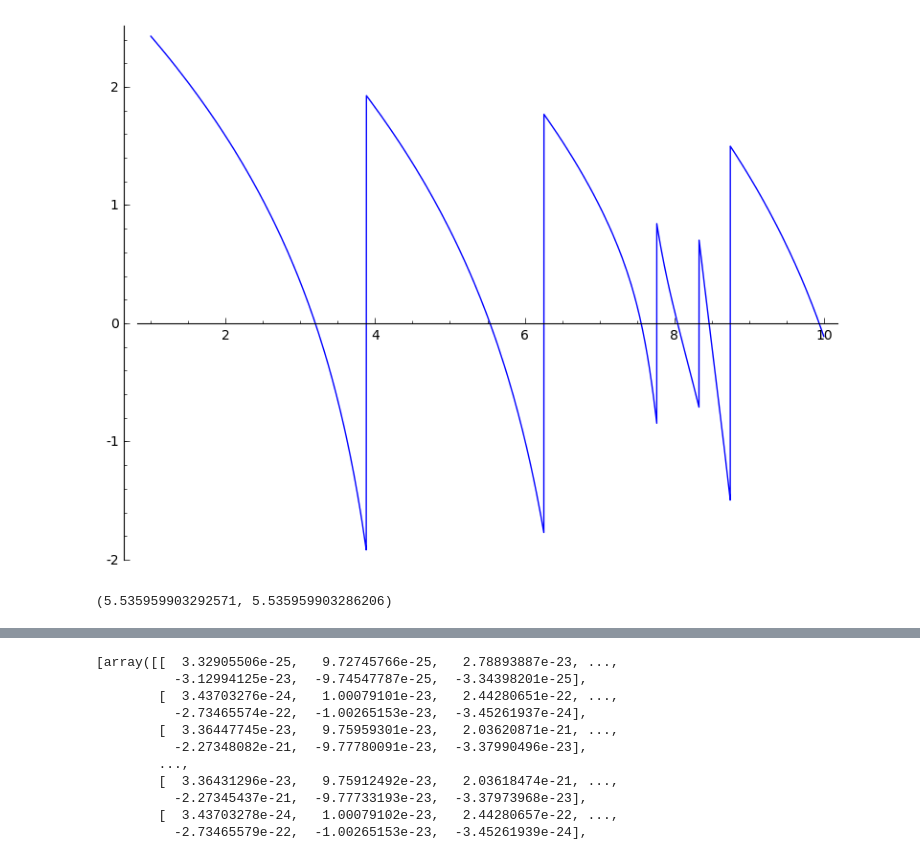
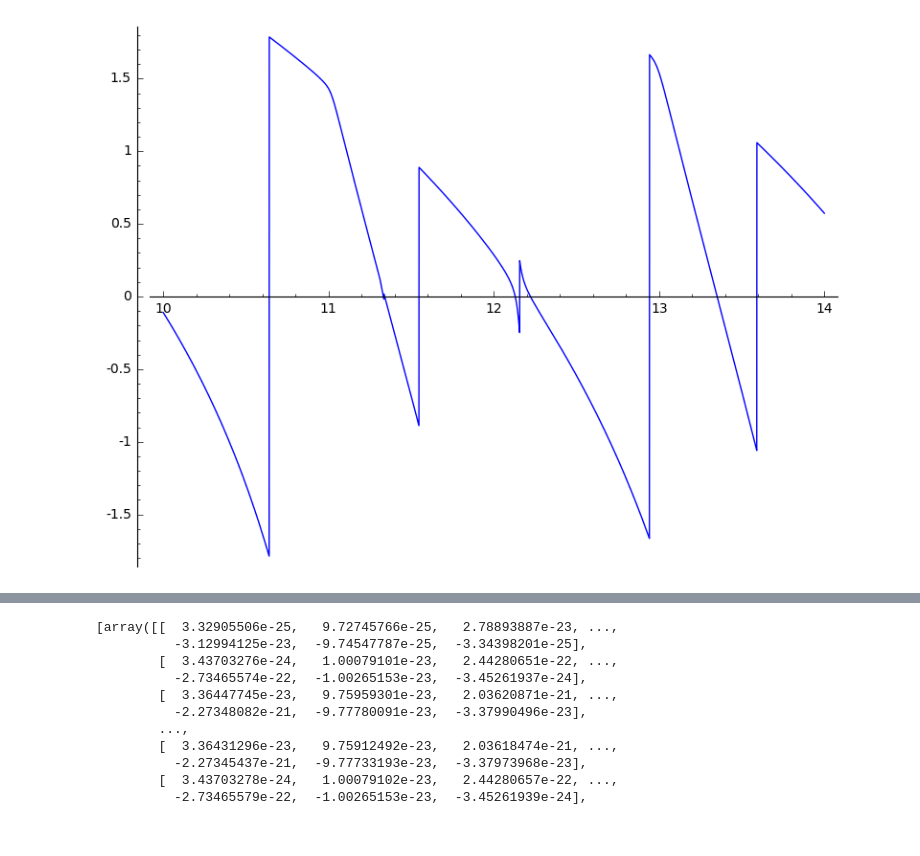
Before and after one commit to twist-numerical/matslise, a Jupyter notebook: notebooks/test_se2d.ipynb, the cells around one changed output, grey strips where cells are left out. Saved outputs shown, nothing was run; the diff lists cells and outputs as text; code cells hidden in the pictures.

```diff
--- a/notebooks/test_se2d.ipynb
+++ b/notebooks/test_se2d.ipynb
@@ -8,13 +8,8 @@ def error(E):
 # %%
 
 def error2(E):
     return sorted([(abs(e), real_part(e)) for e in matrix(RDF, p2d.calculateError(RDF(E))).eigenvalues()])[1][1]
 
-plot(p2d.calculateError, (1, 10)) #+ plot(error2, (1, 10), color="red")
+plot(error, (10, 14)) #+ plot(error2, (1, 10), color="red")
 # %% [output]
-[figure, old version]
+[figure, new version]
-# %%
-E = find_root(p2d.calculateError, 5, 5.6)
-E, find_root(error, 5, 5.6)
-# %% [output]
-(5.535959903292571, 5.535959903286206)
```
Also changed, not shown: parts of 1 cell of this notebook, 4 other files.
